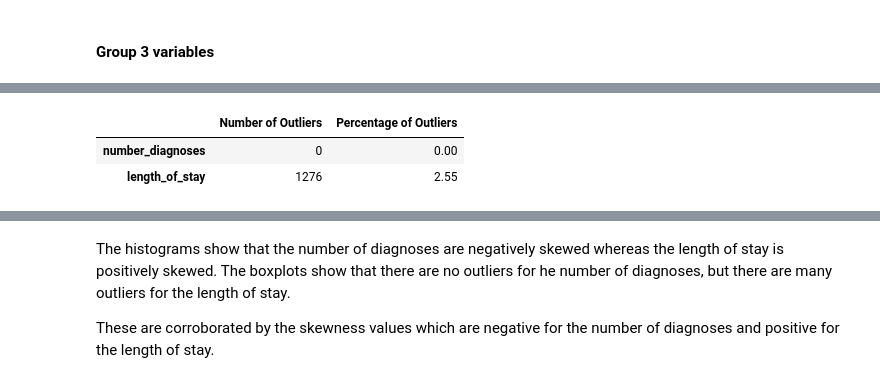
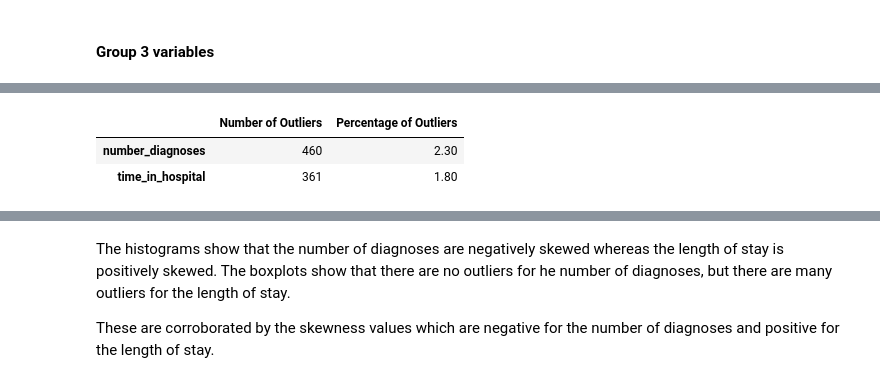
Before and after one commit to johnmarquess/IFN509, a Jupyter notebook: Assignment_1_archive/Assignment1_submission/assigment1_analysis.ipynb, the cells around one changed output, grey strips where cells are left out. Drawn from its saved outputs; the diff is of its cells as text; code cells hidden in the pictures.

```diff
--- a/Assignment_1_archive/Assignment1_submission/assigment1_analysis.ipynb
+++ b/Assignment_1_archive/Assignment1_submission/assigment1_analysis.ipynb
@@ -18,5 +18,5 @@ pd.options.display.float_format = '{:.2f}'.format
 # %% [markdown]
 #### Load and inspect the data
 # %%
-d1 = pd.read_csv('../data/D1.csv', low_memory=False)
+data = pd.read_csv('C:\\Users\\JohnMarquess\\OneDrive - John Marquess\\Projects\\IFN509\\Assignment 2\\data\\D2.csv', low_memory=False)
 # %%
@@ -66,7 +46,7 @@ def convert_object_to_string(df):
     return df
 
 
-d1 = convert_object_to_string(d1)
+d1 = convert_object_to_string(data)
 # %%
 d1.info()
 # %% [output]
@@ -814,12 +737,12 @@ group3_stats = d1[['number_diagnoses', 'length_of_stay']].describe()
 # %%
 diagnoses = detect_outliers_in_column(d1['number_diagnoses'])
-length_of_stay = detect_outliers_in_column(d1['length_of_stay'])
+length_of_stay = detect_outliers_in_column(d1['time_in_hospital'])
 
 # Concatenate the results into a single DataFrame
 group3_outliers = pd.concat([diagnoses, length_of_stay])
 group3_outliers
 # %% [output]
 |  | Number of Outliers | Percentage of Outliers |
-| number_diagnoses | 0 | 0.00 |
-| length_of_stay | 1276 | 2.55 |
+| number_diagnoses | 460 | 2.30 |
+| time_in_hospital | 361 | 1.80 |
 # %%
```
Also changed, not shown: parts of 85 cells of this notebook, 8 other files.
